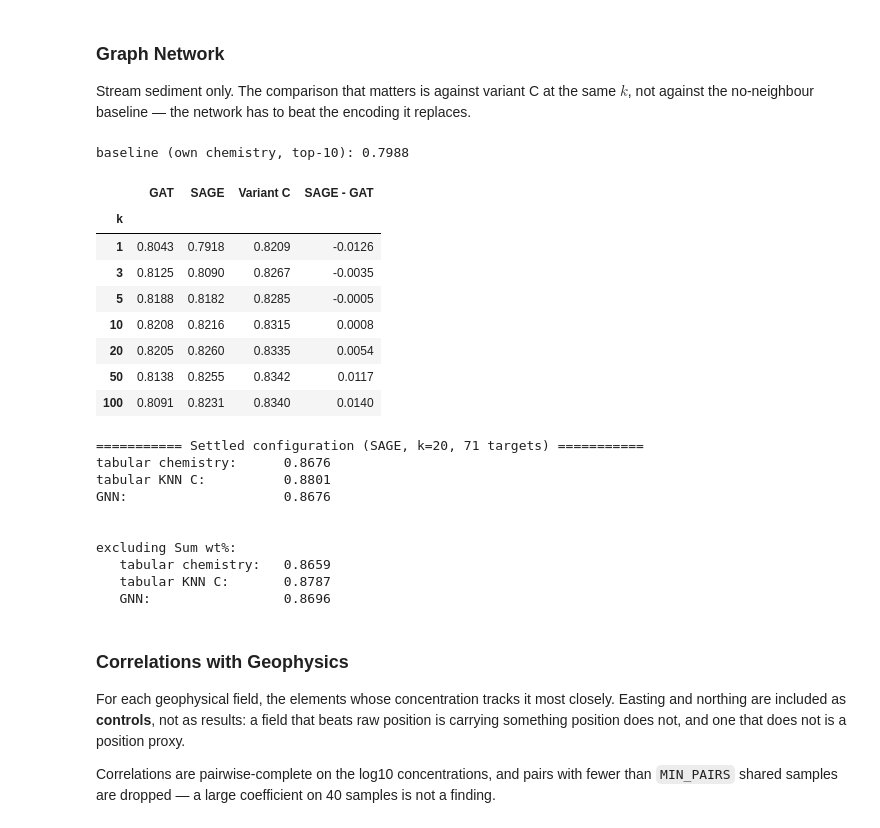
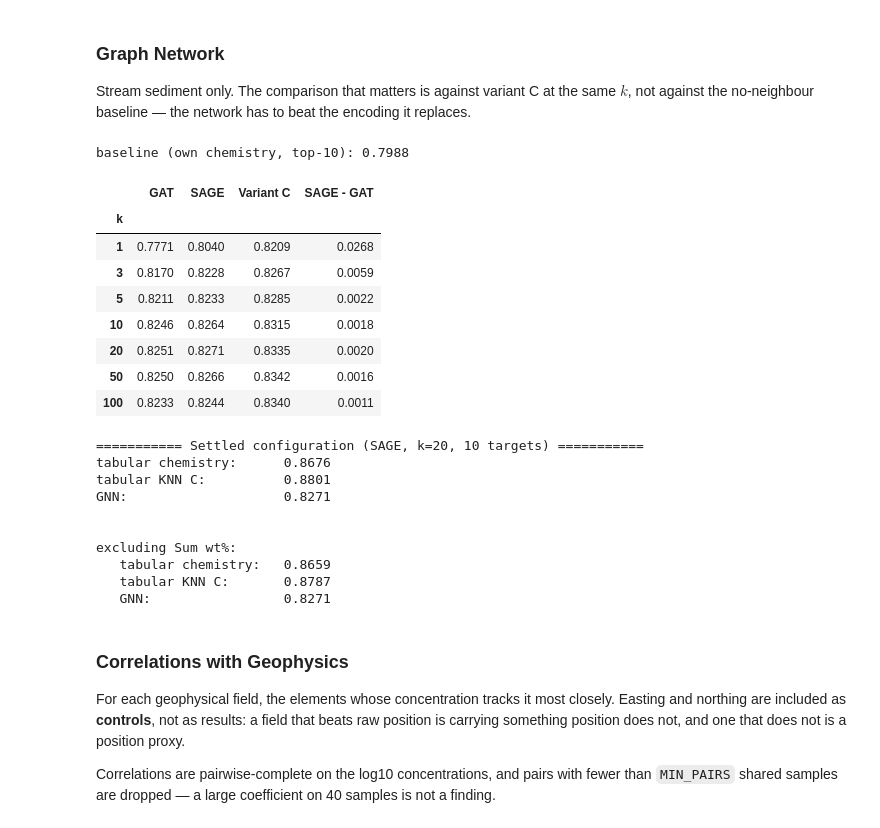
Before and after one commit to salvador-palma/GEUS-Geochemical-Analysis, a Jupyter notebook: 4. Results.ipynb, the cells around one changed output. Cells and saved outputs as stored; diff of their text form; code cells hidden in the pictures.

```diff
--- a/4. Results.ipynb
+++ b/4. Results.ipynb
@@ -143,15 +143,28 @@ FEATURE_SETS = {
 KNN_VARIANTS = { f"KNN {variant}": f"{MODEL}_KFold_KNN_{variant}_ExcludingColocation{TARGET_SUFFIX}"
                  for variant in "ABCD" }
 
+#The same four encodings on the ten best-covered elements instead of the coverage-threshold set.
+#Different targets, so these rows are only comparable with each other and with their own baseline.
+KNN_VARIANTS_TOP10 = { f"KNN {variant} (top 10)": f"{MODEL}_KFold_KNN_{variant}_ExcludingColocation"
+                       for variant in "ABCD" }
+
 REFERENCE = "Chemistry"
+REFERENCE_TOP10 = f"{MODEL}_KFold_FeatureSet_Chemistry"
 
 
-def HeadlineTable(rows: dict[str, str]) -> pd.DataFrame:
-    """One row per configuration, one column block per dataset."""
+def HeadlineTable(rows: dict[str, str], referenceName: str = None) -> pd.DataFrame:
+    """One row per configuration, one column block per dataset.
+
+    `delta` and `sigma` are measured against `referenceName`, so a block of rows
+    trained on a different target set must pass its own baseline rather than
+    borrow the coverage-threshold one.
+    """
+
+    referenceName = referenceName or FEATURE_SETS[REFERENCE]
 
     table = {}
     for dataset in DATASETS:
-        reference = LoadResults(dataset, FEATURE_SETS[REFERENCE])
+        reference = LoadResults(dataset, referenceName)
         baseline = MeanR2(reference)
         noise = MeanFoldStd(reference)
 
@@ -178,6 +191,13 @@ def HeadlineTable(rows: dict[str, str]) -> pd.DataFrame:
 
 headline = HeadlineTable({**FEATURE_SETS, **KNN_VARIANTS})
 
+#Scored against the ten-element baseline, then appended so both cuts read in one table
+headlineTop10 = HeadlineTable(KNN_VARIANTS_TOP10, REFERENCE_TOP10)
+headlineTop10.loc["Chemistry (top 10)"] = HeadlineTable(
+    {"Chemistry (top 10)": REFERENCE_TOP10}, REFERENCE_TOP10).loc["Chemistry (top 10)"]
+headlineTop10 = headlineTop10.reindex(
+    ["Chemistry (top 10)"] + list(KNN_VARIANTS_TOP10))
+
 printable = Printable()
 printable.title("Noise floor (mean across-fold std of R2)")
 for dataset in DATASETS:
@@ -185,6 +205,14 @@ for dataset in DATASETS:
 printable.flush()
 
 display(headline.round(4))
+
+printable = Printable()
+printable.title("Noise floor, ten best-covered elements")
+for dataset in DATASETS:
+    printable.add(dataset, f"{MeanFoldStd(LoadResults(dataset, REFERENCE_TOP10)):.4f}")
+printable.flush()
+
+display(headlineTop10.round(4))
 # %% [output]
 ======== Noise floor (mean across-fold std of R2) ========
 Whole Rock:        0.0180
@@ -419,7 +575,7 @@ def GNNTable(dataset: str = "Stream Sediment") -> pd.DataFrame:
     rows = {}
     for k in SWEEPS:
         row = {}
-        for name, template in [("GAT", "GNN_GAT_KFold_k{k}"), ("SAGE", "GNN_SAGE_KFold_k{k}")]:
+        for name, template in [("GAT", "GNN_GAT_KFold_k{k}_TargetChannel"), ("SAGE", "GNN_SAGE_KFold_k{k}_TargetChannel")]:
             results = LoadResults(dataset, template.format(k=k))
             row[name] = MeanR2(results) if results else np.nan
         handBuilt = LoadResults(dataset, f"K-Sweep_{k}_C")
@@ -432,51 +588,51 @@ def GNNTable(dataset: str = "Stream Sediment") -> pd.DataFrame:
     return frame
 
 
 print(f"baseline (own chemistry, top-10): {MeanR2(LoadResults('Stream Sediment', f'{MODEL}_KFold')):.4f}")
 display(GNNTable().round(4))
 
 #The settled configuration is the one the report quotes: SAGE at k=20 on the full target set
-settled = LoadResults("Stream Sediment", f"GNN_SAGE_KFold_k{NEIGHBOUR_K}{TARGET_SUFFIX}")
+settled = LoadResults("Stream Sediment", f"GNN_SAGE_KFold_k{NEIGHBOUR_K}_TargetChannel")
 if settled is not None:
     reference = LoadResults("Stream Sediment", FEATURE_SETS[REFERENCE])
     handBuilt = LoadResults("Stream Sediment", KNN_VARIANTS["KNN C"])
 
     printable = Printable()
     printable.title(f"Settled configuration (SAGE, k={NEIGHBOUR_K}, {len(settled)} targets)")
     printable.add("tabular chemistry", f"{MeanR2(reference):.4f}")
     printable.add("tabular KNN C", f"{MeanR2(handBuilt):.4f}")
     printable.add("GNN", f"{MeanR2(settled):.4f}")
     printable.rest()
 
     #Sum wt% is an arithmetic identity and the network handles it pathologically, so the
     #comparison is reported with and without it
     trimmed = [e for e in reference if e != "Sum wt%"]
     printable.add("excluding Sum wt%", "")
     printable.add("   tabular chemistry", f"{MeanR2(reference, trimmed):.4f}")
     printable.add("   tabular KNN C", f"{MeanR2(handBuilt, trimmed):.4f}")
     printable.add("   GNN", f"{MeanR2(settled, trimmed):.4f}")
     printable.flush()
 # %% [output]
 baseline (own chemistry, top-10): 0.7988
 |  | GAT | SAGE | Variant C | SAGE - GAT |
 | k |  |  |  |  |
-| 1 | 0.8043 | 0.7918 | 0.8209 | -0.0126 |
-| 3 | 0.8125 | 0.8090 | 0.8267 | -0.0035 |
-| 5 | 0.8188 | 0.8182 | 0.8285 | -0.0005 |
-| 10 | 0.8208 | 0.8216 | 0.8315 | 0.0008 |
-| 20 | 0.8205 | 0.8260 | 0.8335 | 0.0054 |
-| 50 | 0.8138 | 0.8255 | 0.8342 | 0.0117 |
-| 100 | 0.8091 | 0.8231 | 0.8340 | 0.0140 |
+| 1 | 0.7771 | 0.8040 | 0.8209 | 0.0268 |
+| 3 | 0.8170 | 0.8228 | 0.8267 | 0.0059 |
+| 5 | 0.8211 | 0.8233 | 0.8285 | 0.0022 |
+| 10 | 0.8246 | 0.8264 | 0.8315 | 0.0018 |
+| 20 | 0.8251 | 0.8271 | 0.8335 | 0.0020 |
+| 50 | 0.8250 | 0.8266 | 0.8342 | 0.0016 |
+| 100 | 0.8233 | 0.8244 | 0.8340 | 0.0011 |
-=========== Settled configuration (SAGE, k=20, 71 targets) ===========
+=========== Settled configuration (SAGE, k=20, 10 targets) ===========
 tabular chemistry:      0.8676
 tabular KNN C:          0.8801
-GNN:                    0.8676
+GNN:                    0.8271
 
 
 excluding Sum wt%:
    tabular chemistry:   0.8659
    tabular KNN C:       0.8787
-   GNN:                 0.8696
+   GNN:                 0.8271
 # %% [markdown]
 ### Correlations with Geophysics
 
```
Also changed, not shown: parts of 8 cells of this notebook, 59 other files.
